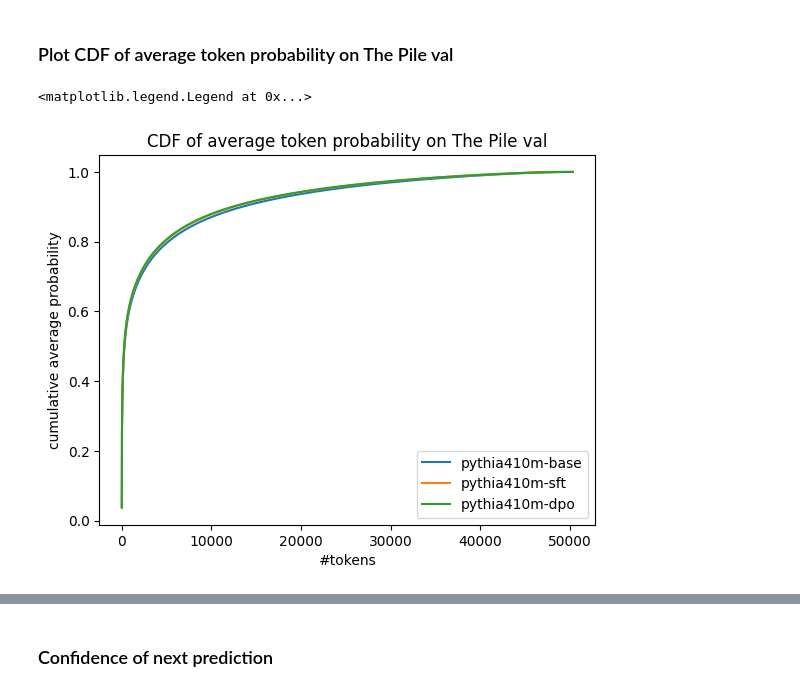
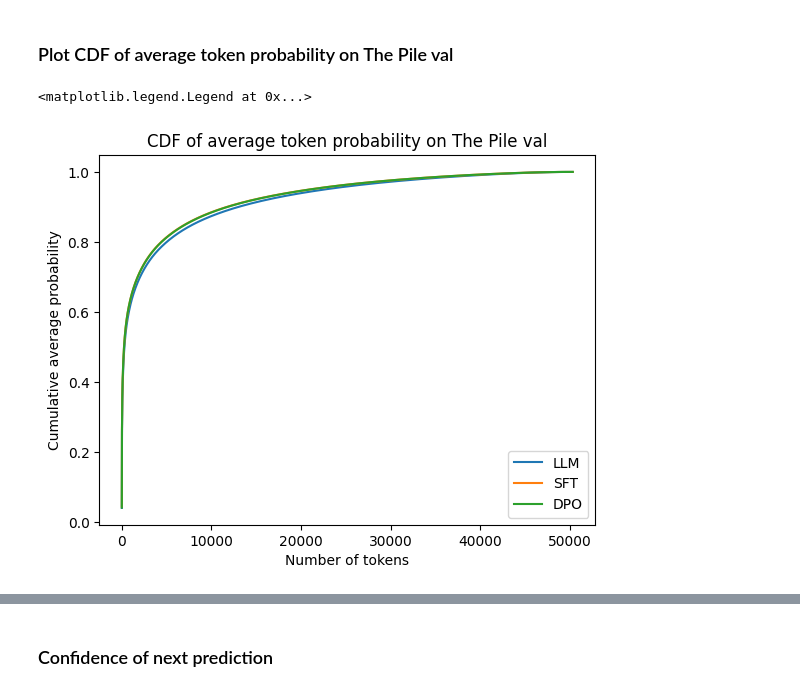
Before and after one commit to lauraaisling/analyse-llms, a Jupyter notebook: notebooks/Pile_Stats_Probs.ipynb, the cells around one changed output, grey strips where cells are left out. Cells and saved outputs as stored; diff of their text form; code cells hidden in the pictures.

```diff
--- a/notebooks/Pile_Stats_Probs.ipynb
+++ b/notebooks/Pile_Stats_Probs.ipynb
@@ -187,13 +181,13 @@ with open(dpo_410m_perplexity_path,'r') as file:
     dpo_410m_perplexity_data = json.loads(file.read())
 # %%
 # load data calculated for pythia410m
-base_410m_data_path = f'{os.path.dirname(os.getcwd())}/outputs/calculation_data_ent_20000-pythia410m-base.p'
+base_410m_data_path = f'{os.path.dirname(os.getcwd())}/outputs/pythia410m-base-calculation_data10000pc.p'
 base_410m_data = torch.load(base_410m_data_path)
 
-sft_410m_data_path = f'{os.path.dirname(os.getcwd())}/outputs/calculation_data_ent_20000-pythia410m-sft.p'
+sft_410m_data_path = f'{os.path.dirname(os.getcwd())}/outputs/pythia410m-sft-calculation_data10000pc.p'
 sft_410m_data = torch.load(sft_410m_data_path)
 
-dpo_410m_data_path = f'{os.path.dirname(os.getcwd())}/outputs/calculation_data_ent_20000-pythia410m-dpo.p'
+dpo_410m_data_path = f'{os.path.dirname(os.getcwd())}/outputs/pythia410m-dpo-calculation_data10000pc.p'
 dpo_410m_data = torch.load(dpo_410m_data_path)
 # %% [markdown]
 ### Prediction perplexity and entropy
@@ -345,15 +252,15 @@ base_410m_cdf = np.cumsum(probs_base_410m_list_sorted)
 sft_410m_cdf = np.cumsum(probs_sft_410m_list_sorted)
 dpo_410m_cdf = np.cumsum(probs_dpo_410m_list_sorted)
 # %%
-plt.plot(base_410m_cdf, label="pythia410m-base")
-plt.plot(sft_410m_cdf, label="pythia410m-sft")
-plt.plot(dpo_410m_cdf, label="pythia410m-dpo")
+plt.plot(base_410m_cdf, label="LLM")
+plt.plot(sft_410m_cdf, label="SFT")
+plt.plot(dpo_410m_cdf, label="DPO")
 
 plt.title("CDF of average token probability on The Pile val")
-plt.xlabel("#tokens")
-plt.ylabel("cumulative average probability")
+plt.xlabel("Number of tokens")
+plt.ylabel("Cumulative average probability")
 plt.legend()
 # %% [output]
 <matplotlib.legend.Legend at 0x...>
-[figure, old version]
+[figure, new version]
 # %%
```
Also changed, not shown: parts of 39 cells of this notebook, 46 other files.
